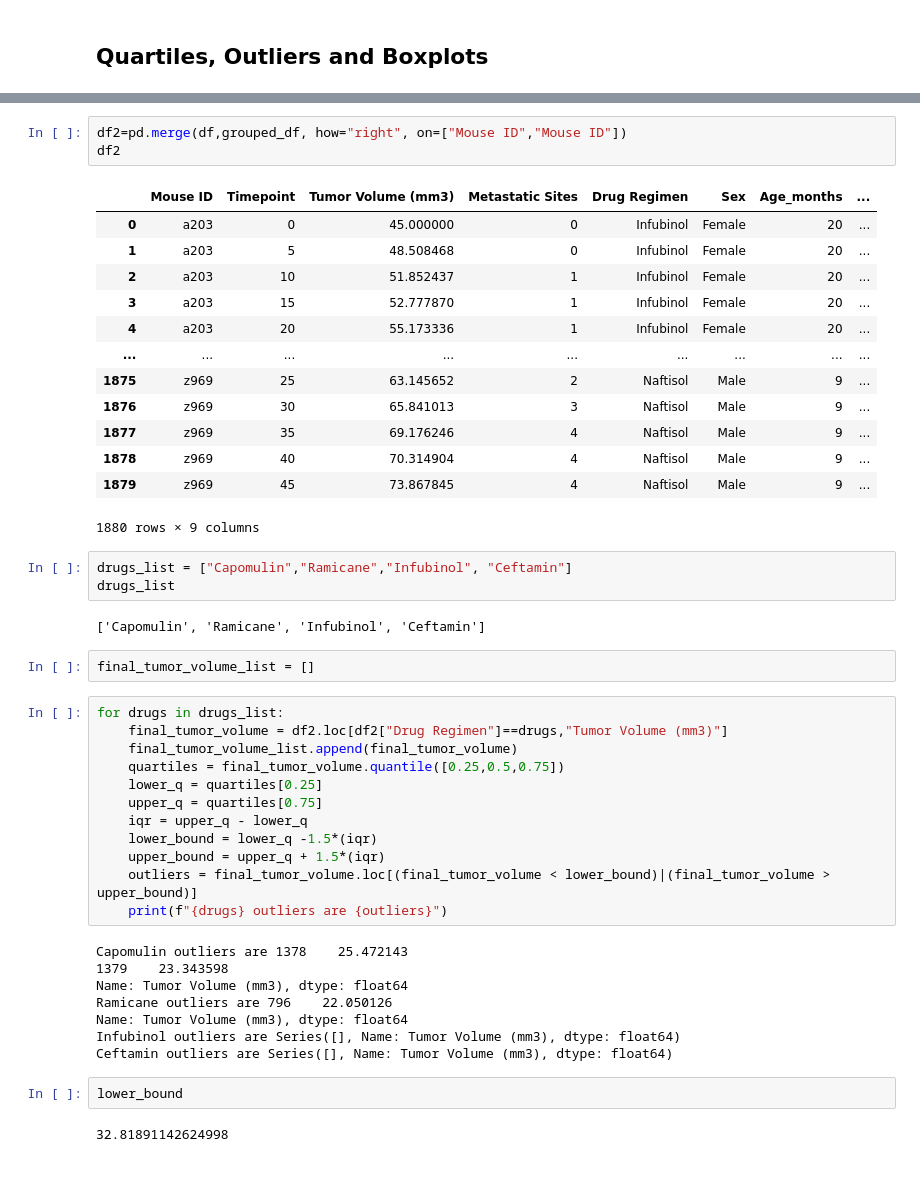
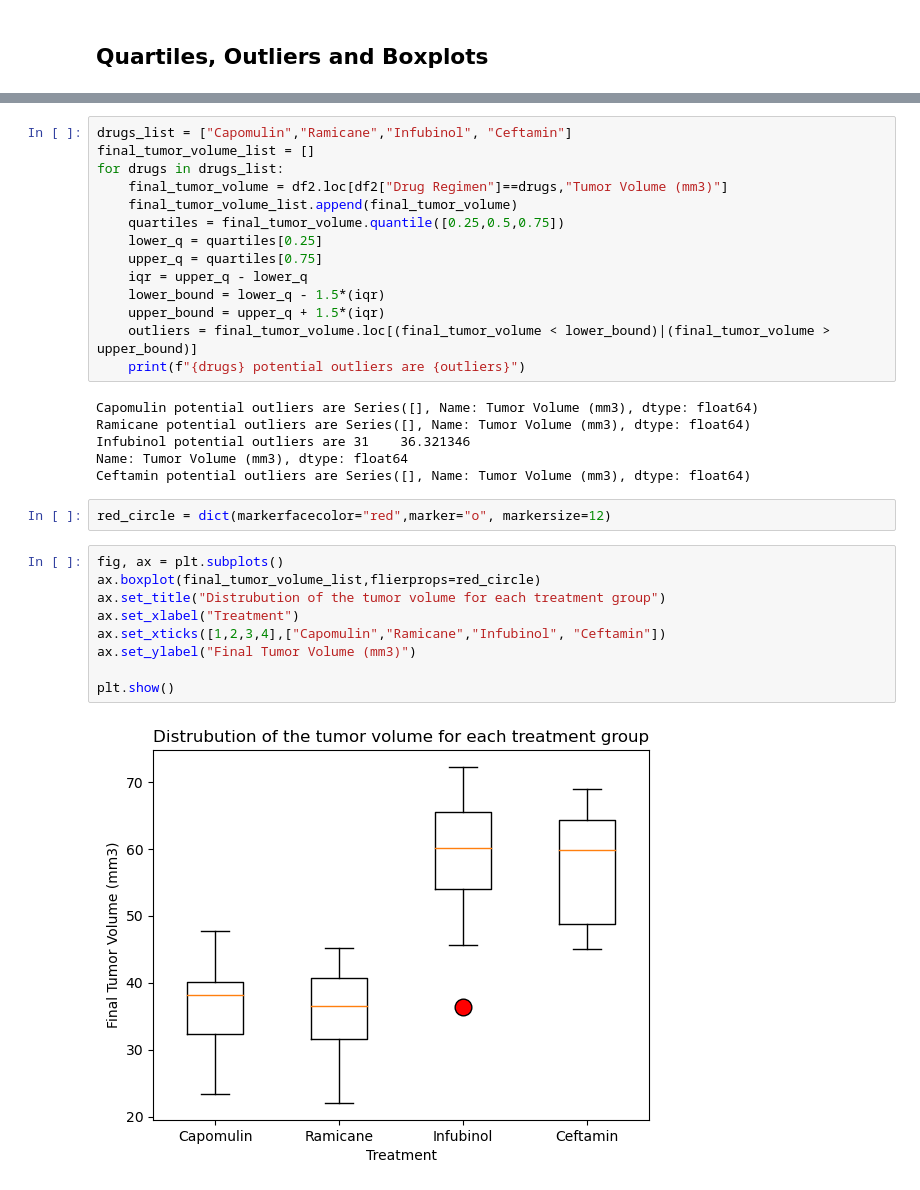
Before and after one commit to UzmaSayyeda/Matplotlib-Cancer-Treatment-Analysis, a Jupyter notebook: Matplotlib/Pymaceuticals.ipynb, the cells around one changed output, grey strips where cells are left out. Drawn from its saved outputs; the diff is of its cells as text.

Commit message:
solved boxplot

```diff
--- a/Matplotlib/Pymaceuticals.ipynb
+++ b/Matplotlib/Pymaceuticals.ipynb
@@ -230,28 +223,6 @@ grouped_df
-# %%
-df2=pd.merge(df,grouped_df, how="right", on=["Mouse ID","Mouse ID"])
-df2
-# %% [output]
-|  | Mouse ID | Timepoint | Tumor Volume (mm3) | Metastatic Sites | Drug Regimen | Sex | Age_months | ... |
-| 0 | a203 | 0 | 45.000000 | 0 | Infubinol | Female | 20 | ... |
-| 1 | a203 | 5 | 48.508468 | 0 | Infubinol | Female | 20 | ... |
-| 2 | a203 | 10 | 51.852437 | 1 | Infubinol | Female | 20 | ... |
-| 3 | a203 | 15 | 52.777870 | 1 | Infubinol | Female | 20 | ... |
-| 4 | a203 | 20 | 55.173336 | 1 | Infubinol | Female | 20 | ... |
-| ... | ... | ... | ... | ... | ... | ... | ... | ... |
-| 1875 | z969 | 25 | 63.145652 | 2 | Naftisol | Male | 9 | ... |
-| 1876 | z969 | 30 | 65.841013 | 3 | Naftisol | Male | 9 | ... |
-| 1877 | z969 | 35 | 69.176246 | 4 | Naftisol | Male | 9 | ... |
-| 1878 | z969 | 40 | 70.314904 | 4 | Naftisol | Male | 9 | ... |
-| 1879 | z969 | 45 | 73.867845 | 4 | Naftisol | Male | 9 | ... |
-1880 rows × 9 columns
-# %%
-drugs_list = ["Capomulin","Ramicane","Infubinol", "Ceftamin"]
-drugs_list
-# %% [output]
-['Capomulin', 'Ramicane', 'Infubinol', 'Ceftamin']
-# %%
-final_tumor_volume_list = []
 # %%
+drugs_list = ["Capomulin","Ramicane","Infubinol", "Ceftamin"]
+final_tumor_volume_list = []
 for drugs in drugs_list:
     final_tumor_volume = df2.loc[df2["Drug Regimen"]==drugs,"Tumor Volume (mm3)"]
     final_tumor_volume_list.append(final_tumor_volume)
@@ -259,20 +230,27 @@ for drugs in drugs_list:
     lower_q = quartiles[0.25]
     upper_q = quartiles[0.75]
     iqr = upper_q - lower_q
-    lower_bound = lower_q -1.5*(iqr)
+    lower_bound = lower_q - 1.5*(iqr)
     upper_bound = upper_q + 1.5*(iqr)
     outliers = final_tumor_volume.loc[(final_tumor_volume < lower_bound)|(final_tumor_volume > upper_bound)]
-    print(f"{drugs} outliers are {outliers}")
+    print(f"{drugs} potential outliers are {outliers}")
 # %% [output]
-Capomulin outliers are 1378    25.472143
-1379    23.343598
+Capomulin potential outliers are Series([], Name: Tumor Volume (mm3), dtype: float64)
+Ramicane potential outliers are Series([], Name: Tumor Volume (mm3), dtype: float64)
+Infubinol potential outliers are 31    36.321346
 Name: Tumor Volume (mm3), dtype: float64
-Ramicane outliers are 796    22.050126
-Name: Tumor Volume (mm3), dtype: float64
-Infubinol outliers are Series([], Name: Tumor Volume (mm3), dtype: float64)
-Ceftamin outliers are Series([], Name: Tumor Volume (mm3), dtype: float64)
+Ceftamin potential outliers are Series([], Name: Tumor Volume (mm3), dtype: float64)
+# %%
+red_circle = dict(markerfacecolor="red",marker="o", markersize=12)
 # %%
-lower_bound
+fig, ax = plt.subplots()
+ax.boxplot(final_tumor_volume_list,flierprops=red_circle)
+ax.set_title("Distrubution of the tumor volume for each treatment group")
+ax.set_xlabel("Treatment")
+ax.set_xticks([1,2,3,4],["Capomulin","Ramicane","Infubinol", "Ceftamin"])
+ax.set_ylabel("Final Tumor Volume (mm3)")
+
+plt.show()
 # %% [output]
-32.81891142624998
+[figure, added]
 # %%
```
Also changed, not shown: parts of 6 cells of this notebook.
